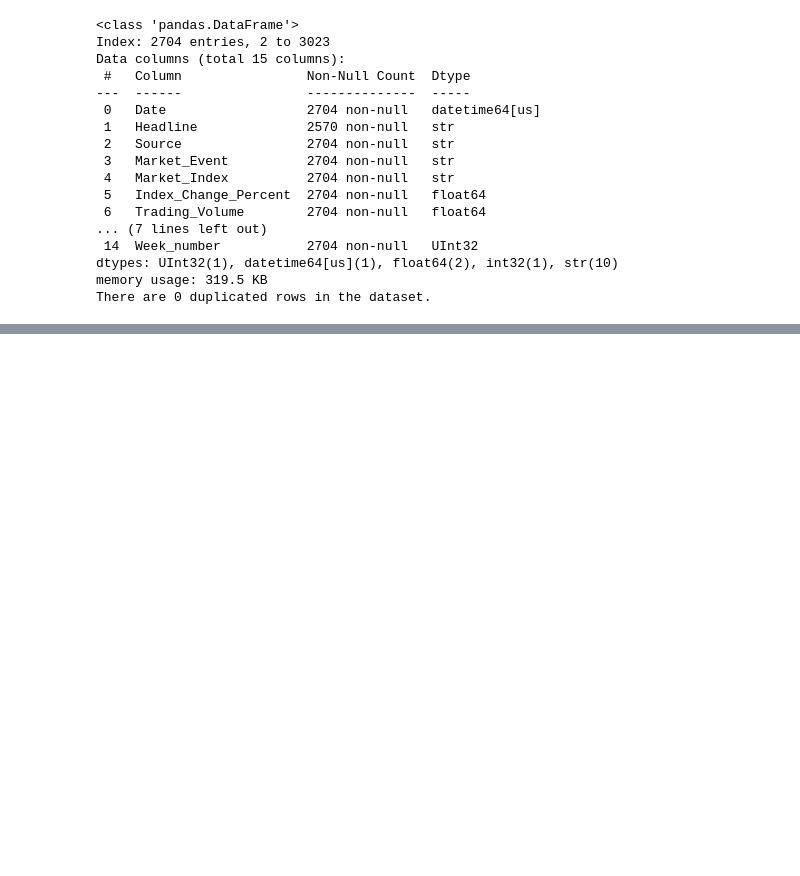
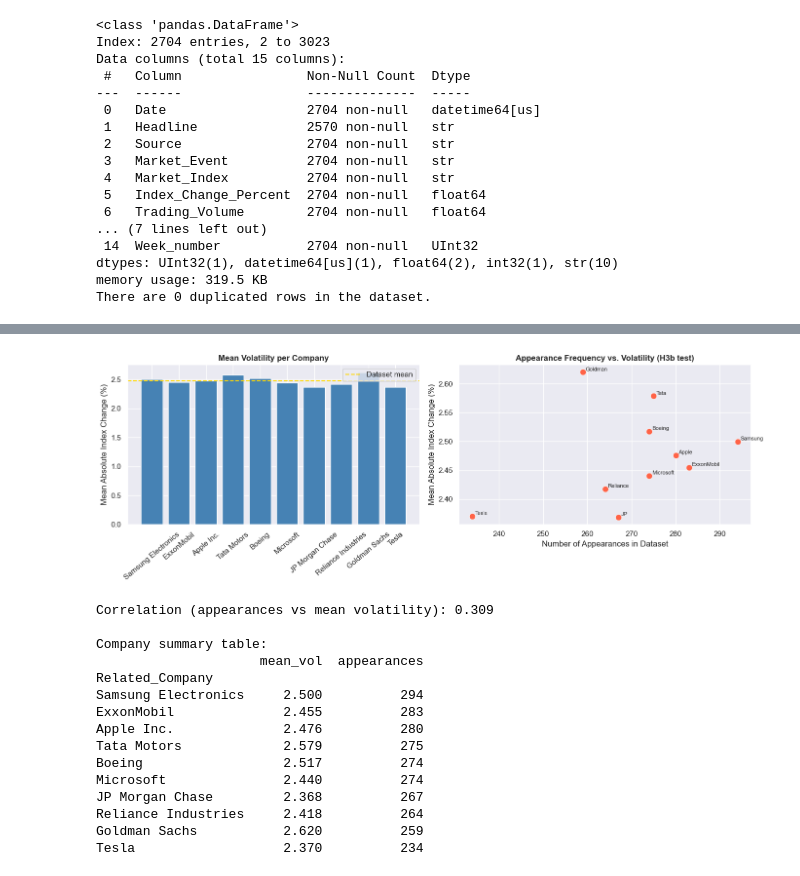
Before and after one commit to tajsharma/Market-Sentiment-Volatility-Analysis, a Jupyter notebook: cap2_eda_deep.ipynb, the cells around one changed output, grey strips where cells are left out. Saved outputs shown, nothing was run; the diff lists cells and outputs as text; code cells hidden in the pictures; blank space fills up the shorter version.

```diff
--- a/cap2_eda_deep.ipynb
+++ b/cap2_eda_deep.ipynb
@@ -194,0 +355,56 @@ There are 0 duplicated rows in the dataset.
+# %%
+# Branch 3 — Part A: Overall volatility and frequency per company
+#==============================================================================
+company_stats = (
+    df.groupby('Related_Company')['Abs_Change']
+    .agg(mean_vol='mean', appearances='count')
+    .sort_values('appearances', ascending=False)
+    .reset_index()
+)
+
+fig, axes = plt.subplots(1, 2, figsize=(14, 5))
+
+# Left: mean volatility by company
+axes[0].bar(company_stats['Related_Company'], company_stats['mean_vol'], color='steelblue', edgecolor='white')
+axes[0].axhline(df['Abs_Change'].mean(), color='gold', linestyle='--', linewidth=1.5, label='Dataset mean')
+axes[0].set_title('Mean Volatility per Company', fontsize=12, fontweight='bold')
+axes[0].set_ylabel('Mean Absolute Index Change (%)')
+axes[0].tick_params(axis='x', rotation=40)
+axes[0].legend()
+
+# Right: scatter — appearance count vs mean volatility (tests H3b)
+axes[1].scatter(company_stats['appearances'], company_stats['mean_vol'],
+                color='tomato', s=80, edgecolors='white', linewidths=0.5)
+for _, row in company_stats.iterrows():
+    axes[1].annotate(row['Related_Company'].split()[0],
+                     (row['appearances'], row['mean_vol']),
+                     textcoords='offset points', xytext=(4, 2), fontsize=8)
+axes[1].set_xlabel('Number of Appearances in Dataset')
+axes[1].set_ylabel('Mean Absolute Index Change (%)')
+axes[1].set_title('Appearance Frequency vs. Volatility (H3b test)', fontsize=12, fontweight='bold')
+
+plt.tight_layout()
+plt.show()
+
+# Correlation between frequency and volatility
+corr = company_stats['appearances'].corr(company_stats['mean_vol'])
+print(f"Correlation (appearances vs mean volatility): {corr:.3f}")
+print("\nCompany summary table:")
+print(company_stats.set_index('Related_Company').round(3).to_string())
+# %% [output]
+[figure, added]
+Correlation (appearances vs mean volatility): 0.309
+
+Company summary table:
+                     mean_vol  appearances
+Related_Company
+Samsung Electronics     2.500          294
+ExxonMobil              2.455          283
+Apple Inc.              2.476          280
+Tata Motors             2.579          275
+Boeing                  2.517          274
+Microsoft               2.440          274
+JP Morgan Chase         2.368          267
+Reliance Industries     2.418          264
+Goldman Sachs           2.620          259
+Tesla                   2.370          234
```
Also changed, not shown: parts of 25 cells of this notebook.
